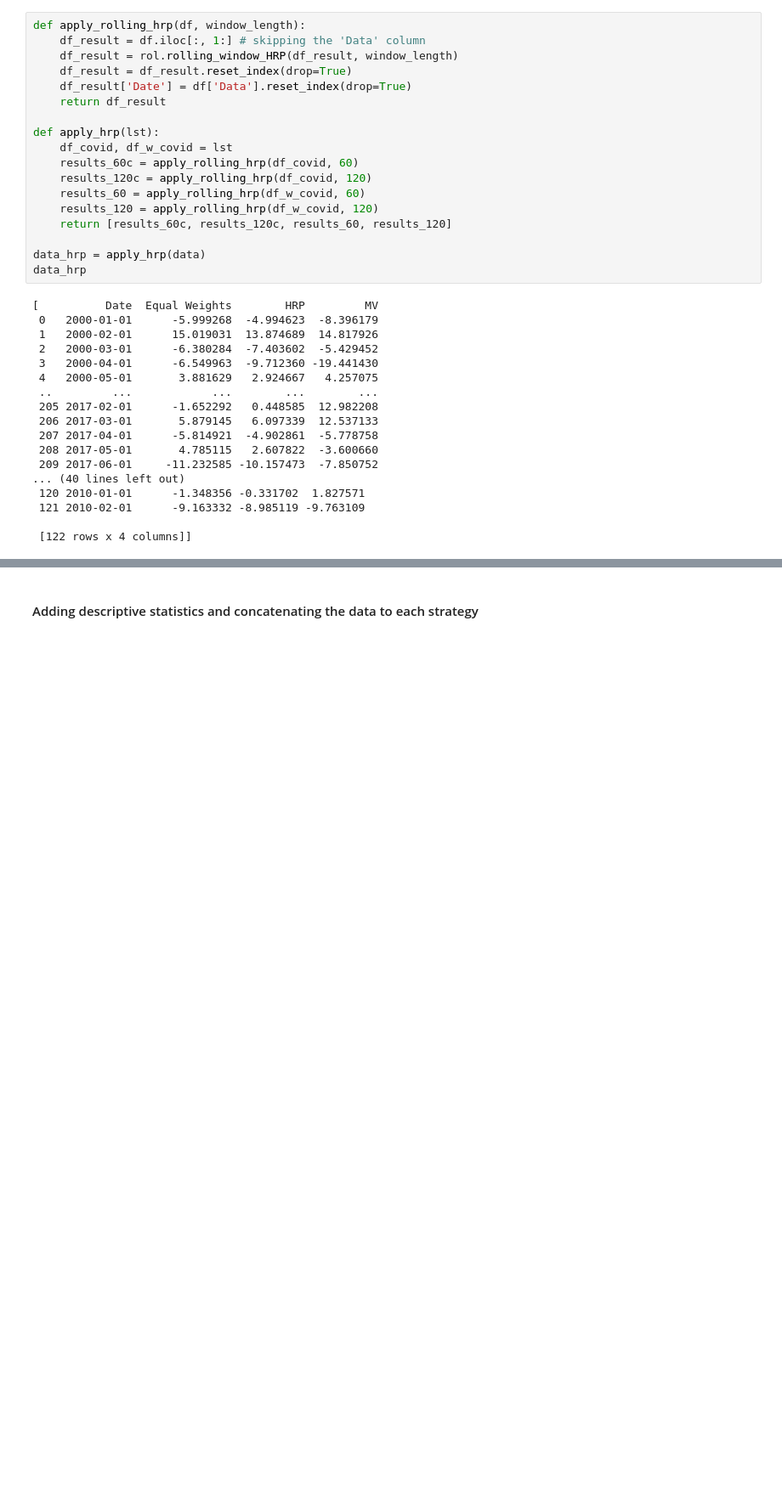
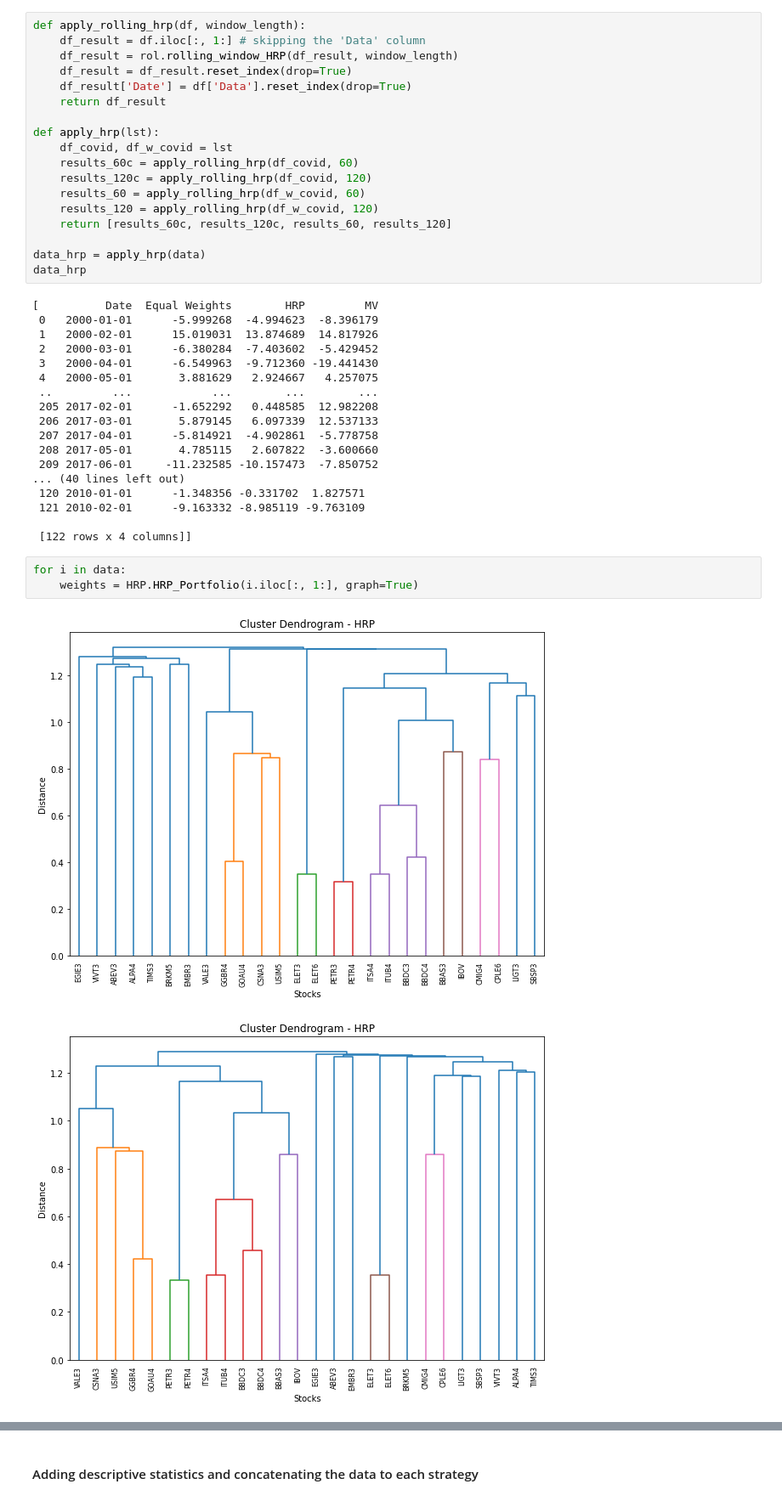
Before and after one commit to felipereis150/BrazilianHRP, a Jupyter notebook: analiysis.ipynb, the cells around one changed output, grey strips where cells are left out. Shown at 85% size. Cells and saved outputs as stored; diff of their text form; blank space fills up the shorter version.

```diff
--- a/analiysis.ipynb
+++ b/analiysis.ipynb
@@ -61,3 +61,9 @@ data_hrp
  121 2010-02-01      -9.163332 -8.985119 -9.763109
 
  [122 rows x 4 columns]]
+# %%
+for i in data:
+    weights = HRP.HRP_Portfolio(i.iloc[:, 1:], graph=True)
+# %% [output]
+[figure, added]
+[figure, added]
```
Also changed, not shown: parts of 7 cells of this notebook, 20 other files.
